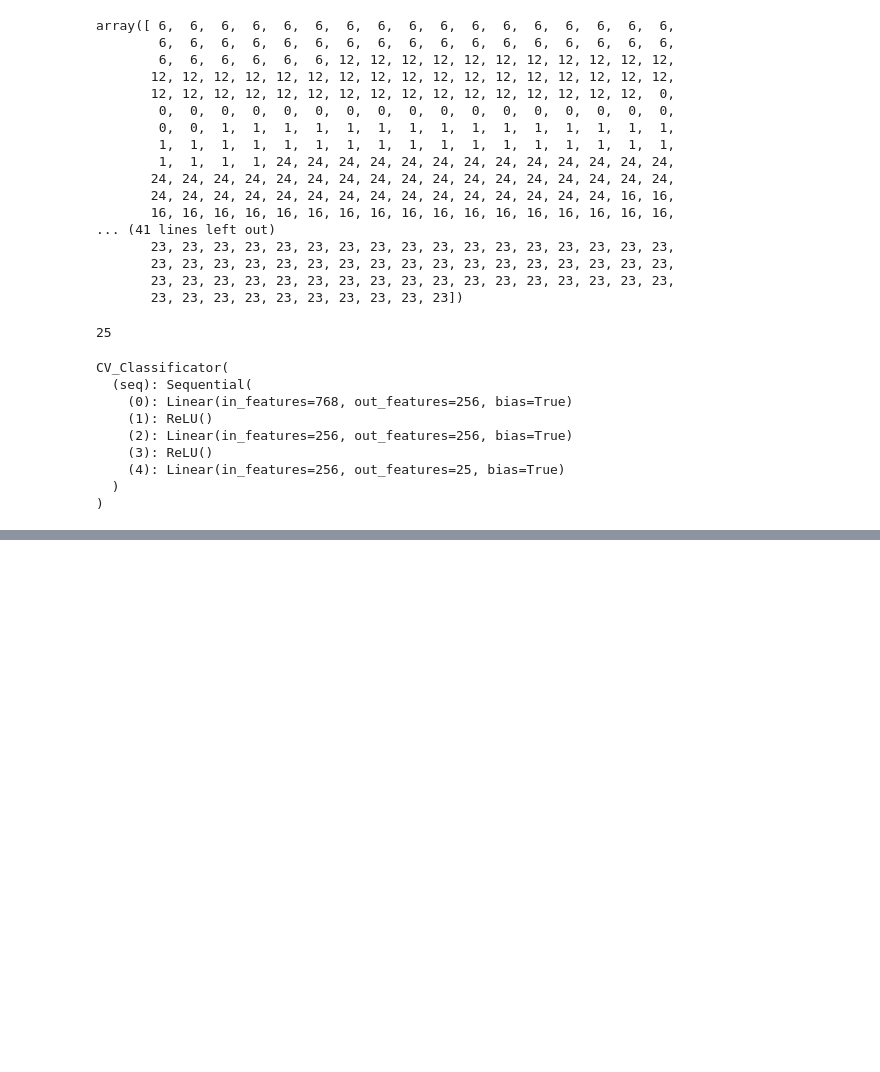
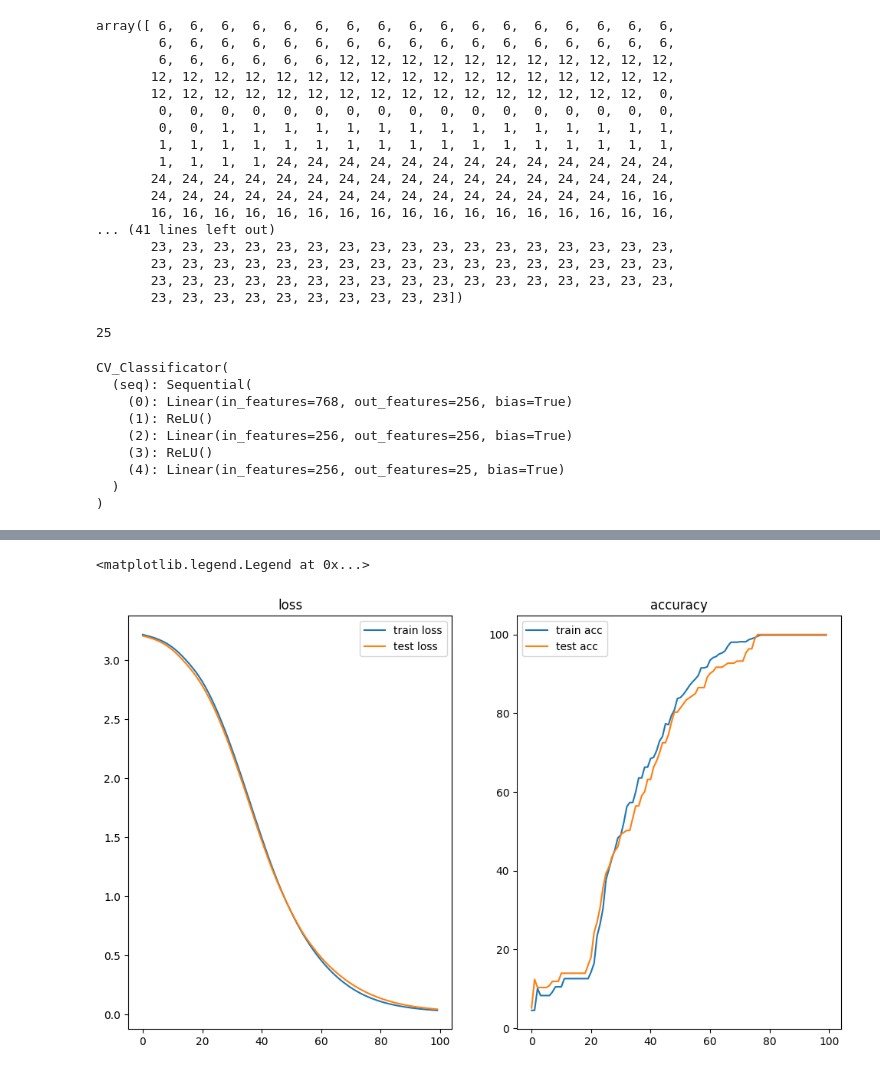
Before and after one commit to piotr15q/CV_ckecker, a Jupyter notebook: CV_checker.ipynb, the cells around one changed output, grey strips where cells are left out. Cells and saved outputs as stored; diff of their text form; code cells hidden in the pictures; blank space fills up the shorter version.

Commit message:
model is ready

```diff
--- a/CV_checker.ipynb
+++ b/CV_checker.ipynb
@@ -353,0 +354,3 @@ OrderedDict([('seq.0.weight',
+# %%
+optimizer = torch.optim.Adam(params=model_cv.parameters(), lr=0.001)
+loss_fn = nn.CrossEntropyLoss()
@@ -353,0 +382,8 @@ OrderedDict([('seq.0.weight',
+# %%
+X_train, y_train = X_train.to(device), y_train.to(device)
+X_test, y_test = X_test.to(device), y_test.to(device)
+# %%
+def accuracy_function(y_true, y_pred):
+    correct = torch.eq(y_true, y_pred).sum().item()
+    acc = (correct / len(y_pred)) * 100
+    return acc
@@ -353,0 +482,18 @@ OrderedDict([('seq.0.weight',
+# %%
+train_losses_float = [loss.item() for loss in train_losses]
+test_losses_float = [loss.item() for loss in test_losses]
+# %%
+plt.figure(figsize=(12,7))
+plt.subplot(1, 2, 1)
+plt.title("loss")
+plt.plot(train_losses_float, label="train loss")
+plt.plot(test_losses_float, label="test loss")
+plt.legend()
+plt.subplot(1,2,2)
+plt.title("accuracy")
+plt.plot(train_accs, label="train acc")
+plt.plot(test_accs, label="test acc")
+plt.legend()
+# %% [output]
+<matplotlib.legend.Legend at 0x...>
+[figure, added]
```
Also changed, not shown: parts of 22 cells of this notebook, 2 other files.
